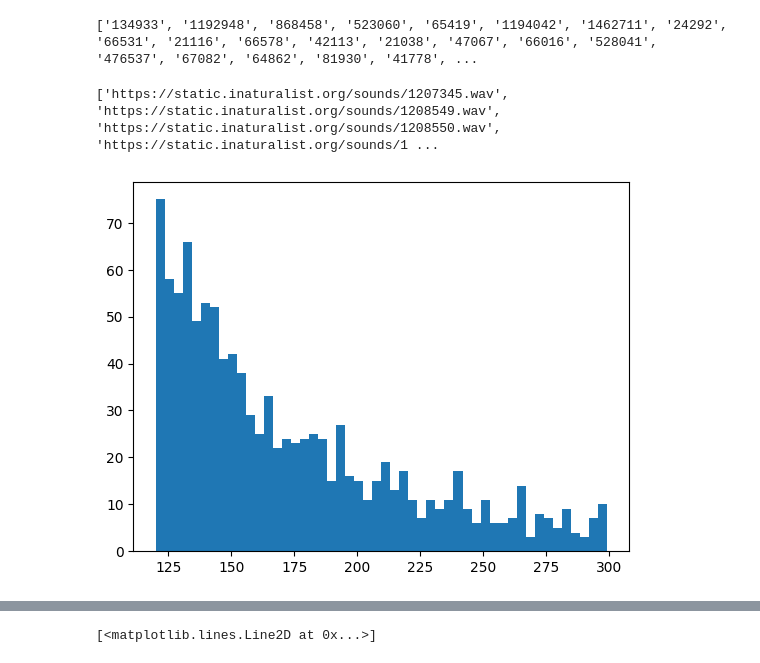
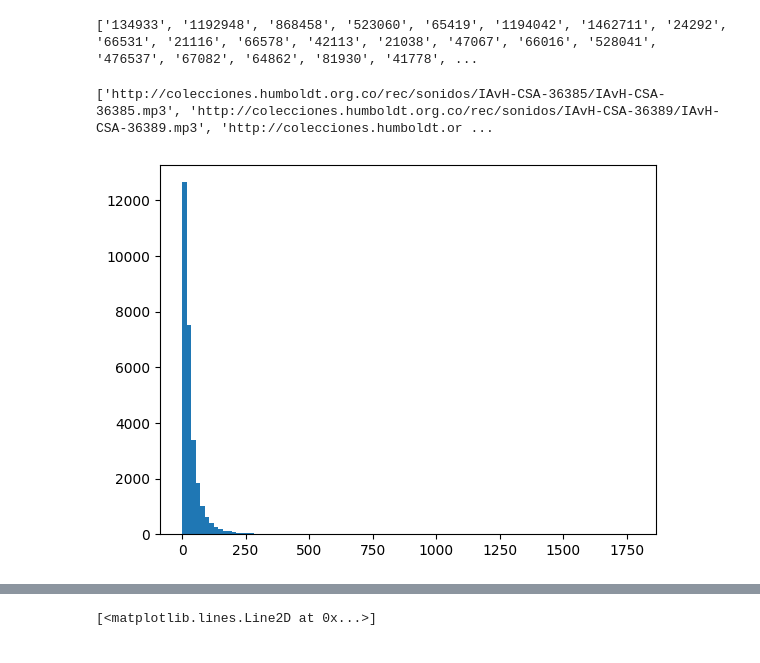
Before and after one commit to StarrySky-SHT/BirdClef2025-8thSol, a Jupyter notebook: usefulFunc/testauc.ipynb, the cells around one changed output, grey strips where cells are left out. Drawn from its saved outputs; the diff is of its cells as text; code cells hidden in the pictures.

```diff
--- a/usefulFunc/testauc.ipynb
+++ b/usefulFunc/testauc.ipynb
@@ -178,14 +178,12 @@ print(list(df['primary_label'].value_counts()[df['primary_label'].value_counts()
 # %%
 import matplotlib.pyplot as plt
 import numpy as np
 import pandas as pd
 import soundfile as sf
 
 df = pd.read_csv('/root/projects/BirdClef2025/BirdCLEF2023-30th-place-solution-master/usefulFunc/train_duration.csv')
-df = df[df['duration']>120]
-df = df[df['duration']<300]
-plt.hist(df['duration'],bins=50)
+plt.hist(df['duration'],bins=100)
 print(list(df['url']))
 # %% [output]
-['https://static.inaturalist.org/sounds/1207345.wav', 'https://static.inaturalist.org/sounds/1208549.wav', 'https://static.inaturalist.org/sounds/1208550.wav', 'https://static.inaturalist.org/sounds/1 ...
+['http://colecciones.humboldt.org.co/rec/sonidos/IAvH-CSA-36385/IAvH-CSA-36385.mp3', 'http://colecciones.humboldt.org.co/rec/sonidos/IAvH-CSA-36389/IAvH-CSA-36389.mp3', 'http://colecciones.humboldt.or ...
-[figure, old version]
+[figure, new version]
```
Also changed, not shown: parts of 29 cells of this notebook, 36 other files.
